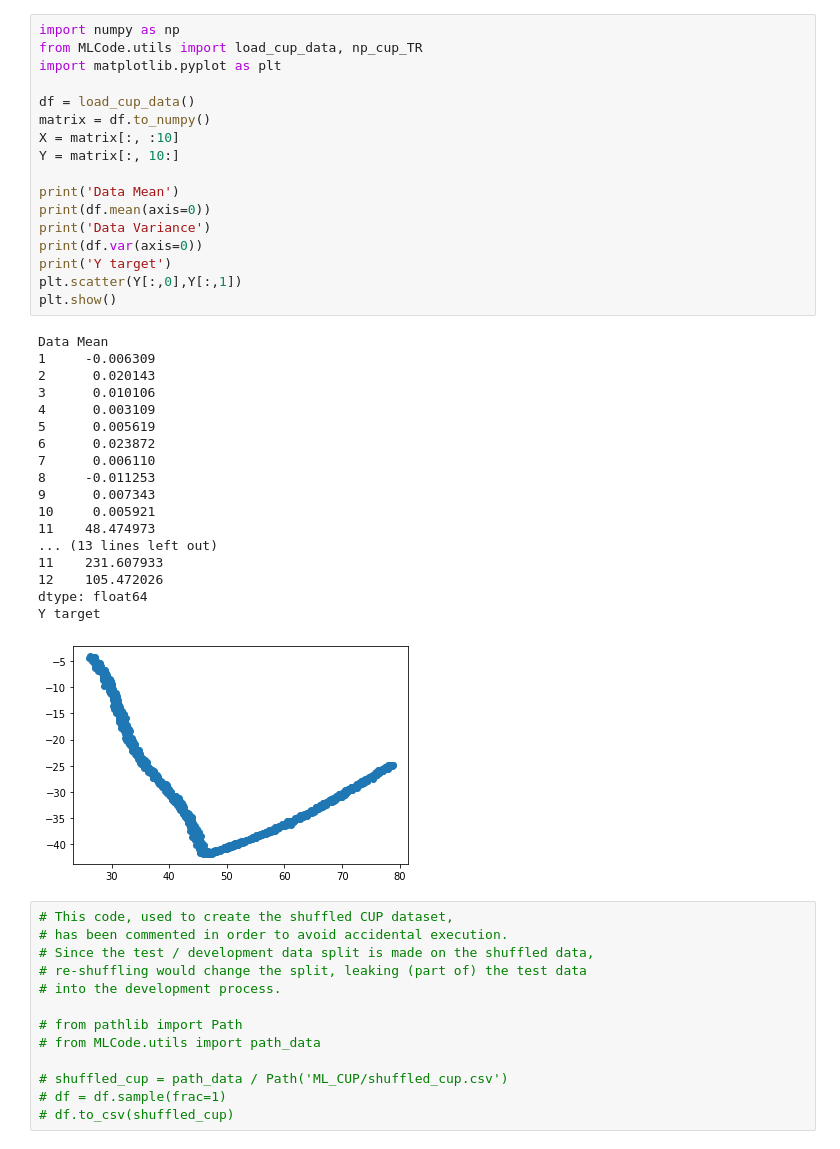
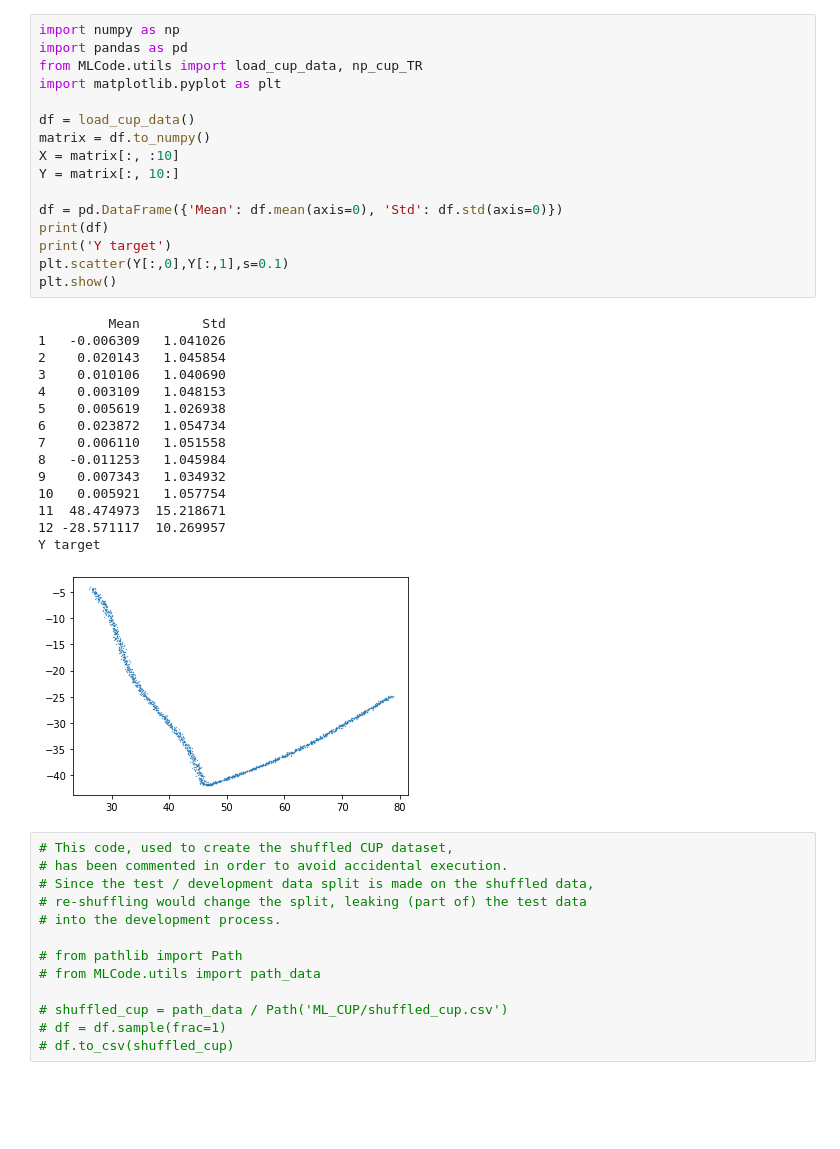
Before and after one commit to FeLusiani/ML_Project, a Jupyter notebook: MLCode/CUP_data.ipynb, the cells around one changed output. Cells and saved outputs as stored; diff of their text form; blank space fills up the shorter version.

Commit message:
improved graph

```diff
--- a/MLCode/CUP_data.ipynb
+++ b/MLCode/CUP_data.ipynb
@@ -1,39 +1,35 @@
 # %%
 import numpy as np
+import pandas as pd
 from MLCode.utils import load_cup_data, np_cup_TR
 import matplotlib.pyplot as plt
 
 df = load_cup_data()
 matrix = df.to_numpy()
 X = matrix[:, :10]
 Y = matrix[:, 10:]
 
-print('Data Mean')
-print(df.mean(axis=0))
-print('Data Variance')
-print(df.var(axis=0))
+df = pd.DataFrame({'Mean': df.mean(axis=0), 'Std': df.std(axis=0)})
+print(df)
 print('Y target')
-plt.scatter(Y[:,0],Y[:,1])
+plt.scatter(Y[:,0],Y[:,1],s=0.1)
 plt.show()
 # %% [output]
-Data Mean
-1     -0.006309
-2      0.020143
-3      0.010106
-4      0.003109
-5      0.005619
-6      0.023872
-7      0.006110
-8     -0.011253
-9      0.007343
-10     0.005921
-11    48.474973
-... (13 lines left out)
-11    231.607933
-12    105.472026
-dtype: float64
+         Mean        Std
+1   -0.006309   1.041026
+2    0.020143   1.045854
+3    0.010106   1.040690
+4    0.003109   1.048153
+5    0.005619   1.026938
+6    0.023872   1.054734
+7    0.006110   1.051558
+8   -0.011253   1.045984
+9    0.007343   1.034932
+10   0.005921   1.057754
+11  48.474973  15.218671
+12 -28.571117  10.269957
 Y target
-[figure, old version]
+[figure, new version]
 # %%
 # This code, used to create the shuffled CUP dataset,
 # has been commented in order to avoid accidental execution.
```
